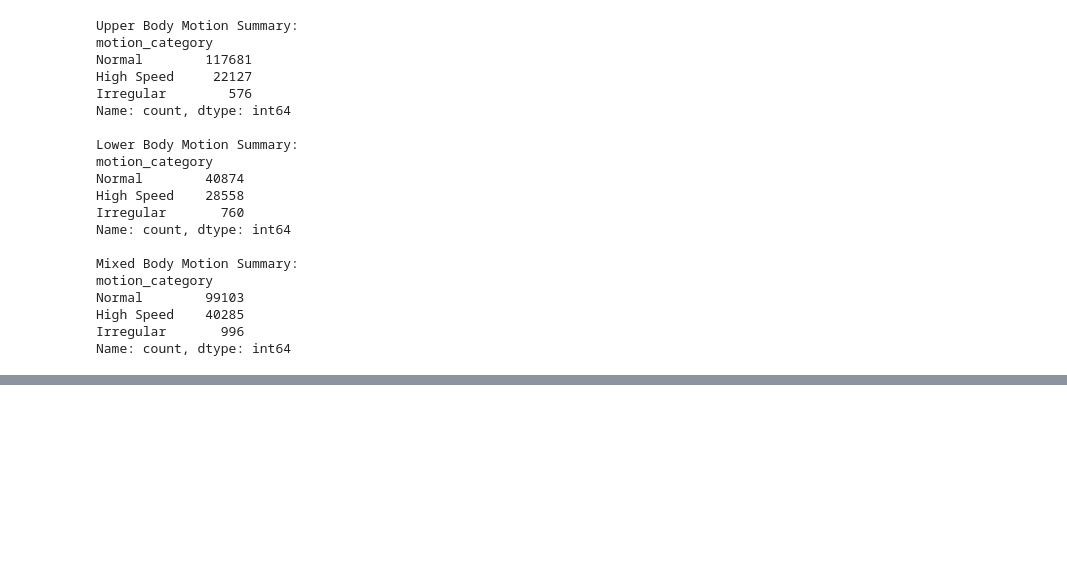
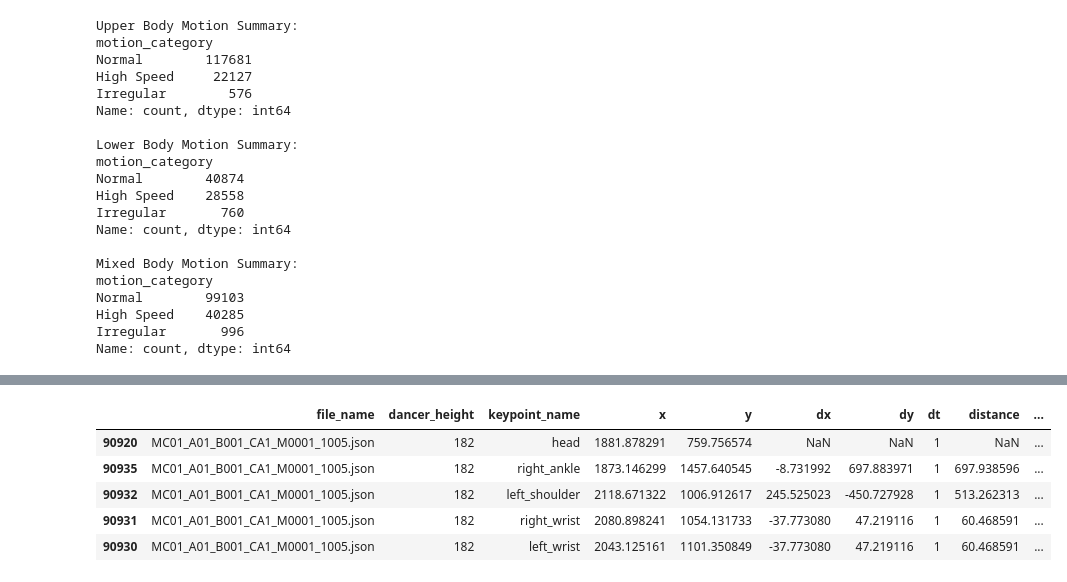
Before and after one commit to Arielle0222/Autonomous-Pedestrian-Prediction-with-Talchum-Motion-Data, a Jupyter notebook: step2_EDA_correlatioin.ipynb, the cells around one changed output, grey strips where cells are left out. Saved outputs shown, nothing was run; the diff lists cells and outputs as text; code cells hidden in the pictures; blank space fills up the shorter version.

```diff
--- a/step2_EDA_correlatioin.ipynb
+++ b/step2_EDA_correlatioin.ipynb
@@ -685,0 +842,9 @@ display(df[['file_name', 'keypoint_name', 'velocity']])
+# %%
+df_sorted.head()
+# %% [output]
+|  | file_name | dancer_height | keypoint_name | x | y | dx | dy | dt | distance | ... |
+| 90920 | MC01_A01_B001_CA1_M0001_1005.json | 182 | head | 1881.878291 | 759.756574 | NaN | NaN | 1 | NaN | ... |
+| 90935 | MC01_A01_B001_CA1_M0001_1005.json | 182 | right_ankle | 1873.146299 | 1457.640545 | -8.731992 | 697.883971 | 1 | 697.938596 | ... |
+| 90932 | MC01_A01_B001_CA1_M0001_1005.json | 182 | left_shoulder | 2118.671322 | 1006.912617 | 245.525023 | -450.727928 | 1 | 513.262313 | ... |
+| 90931 | MC01_A01_B001_CA1_M0001_1005.json | 182 | right_wrist | 2080.898241 | 1054.131733 | -37.773080 | 47.219116 | 1 | 60.468591 | ... |
+| 90930 | MC01_A01_B001_CA1_M0001_1005.json | 182 | left_wrist | 2043.125161 | 1101.350849 | -37.773080 | 47.219116 | 1 | 60.468591 | ... |
```
Also changed, not shown: parts of 25 cells of this notebook, 2 other files.
